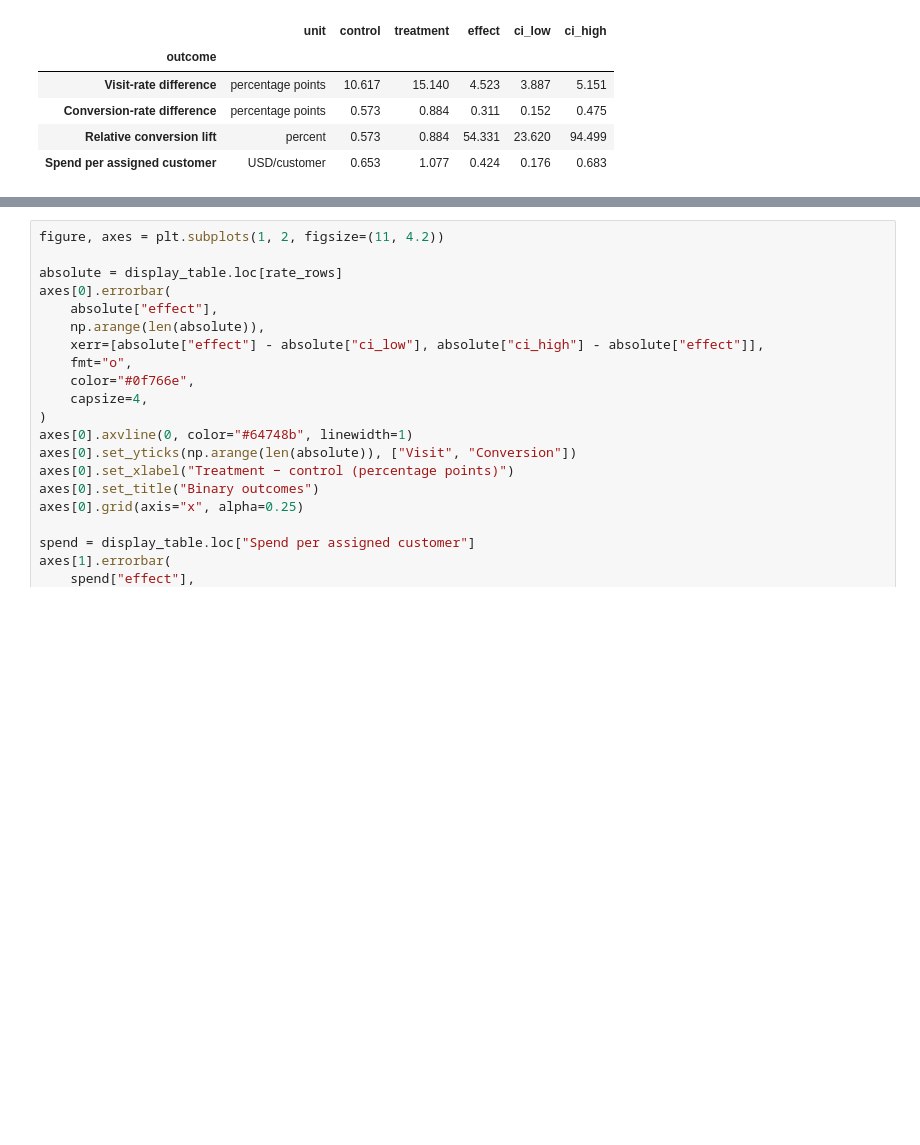
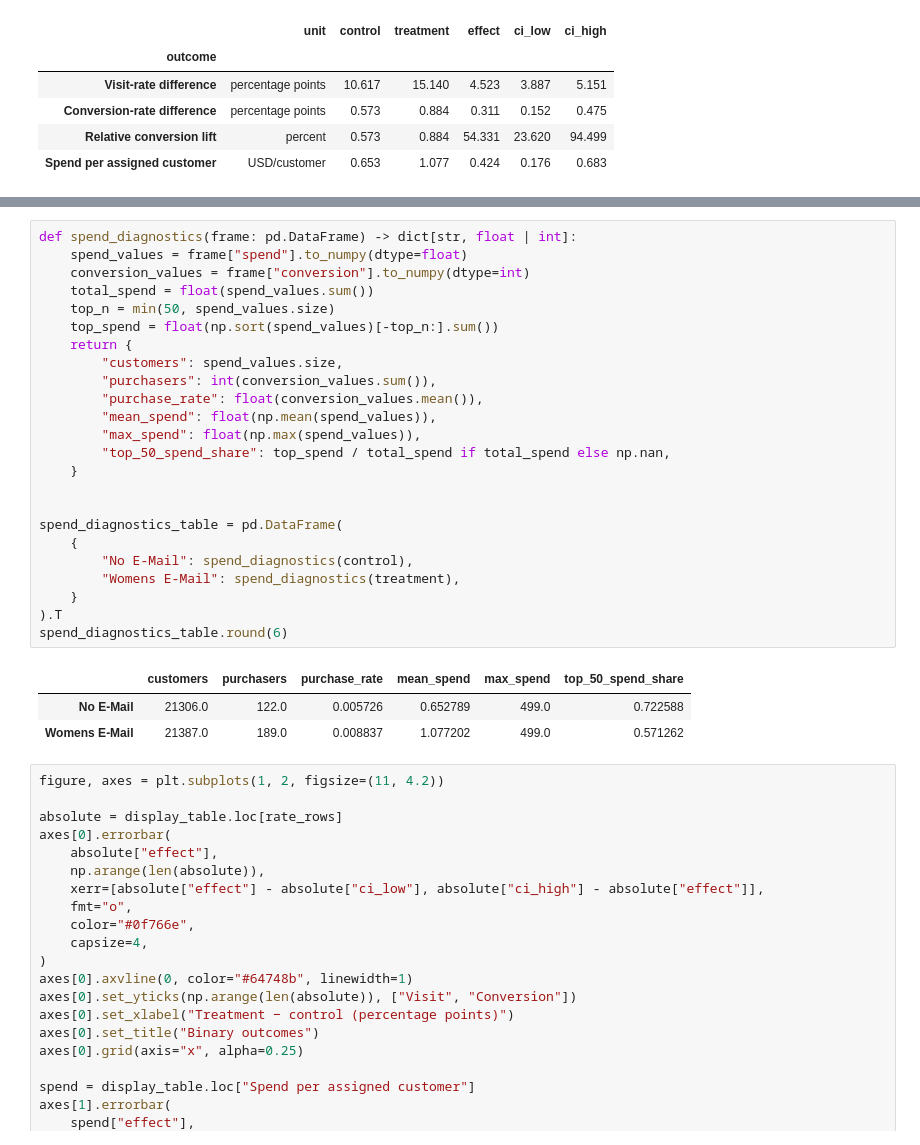
Before and after one commit to artyerokhin/bootstrapx, a Jupyter notebook: notebooks/06_real_world_ab_hillstrom.ipynb, the cells around one changed output, grey strips where cells are left out. Drawn from its saved outputs; the diff is of its cells as text; blank space fills up the shorter version.

```diff
--- a/notebooks/06_real_world_ab_hillstrom.ipynb
+++ b/notebooks/06_real_world_ab_hillstrom.ipynb
@@ -181,3 +185,31 @@ display_table.round(3)
+# %%
+def spend_diagnostics(frame: pd.DataFrame) -> dict[str, float | int]:
+    spend_values = frame["spend"].to_numpy(dtype=float)
+    conversion_values = frame["conversion"].to_numpy(dtype=int)
+    total_spend = float(spend_values.sum())
+    top_n = min(50, spend_values.size)
+    top_spend = float(np.sort(spend_values)[-top_n:].sum())
+    return {
+        "customers": spend_values.size,
+        "purchasers": int(conversion_values.sum()),
+        "purchase_rate": float(conversion_values.mean()),
+        "mean_spend": float(np.mean(spend_values)),
+        "max_spend": float(np.max(spend_values)),
+        "top_50_spend_share": top_spend / total_spend if total_spend else np.nan,
+    }
+
+
+spend_diagnostics_table = pd.DataFrame(
+    {
+        "No E-Mail": spend_diagnostics(control),
+        "Womens E-Mail": spend_diagnostics(treatment),
+    }
+).T
+spend_diagnostics_table.round(6)
+# %% [output]
+|  | customers | purchasers | purchase_rate | mean_spend | max_spend | top_50_spend_share |
+| No E-Mail | 21306.0 | 122.0 | 0.005726 | 0.652789 | 499.0 | 0.722588 |
+| Womens E-Mail | 21387.0 | 189.0 | 0.008837 | 1.077202 | 499.0 | 0.571262 |
 # %%
 figure, axes = plt.subplots(1, 2, figsize=(11, 4.2))
 
```
Also changed, not shown: parts of 4 cells of this notebook, 21 other files.
